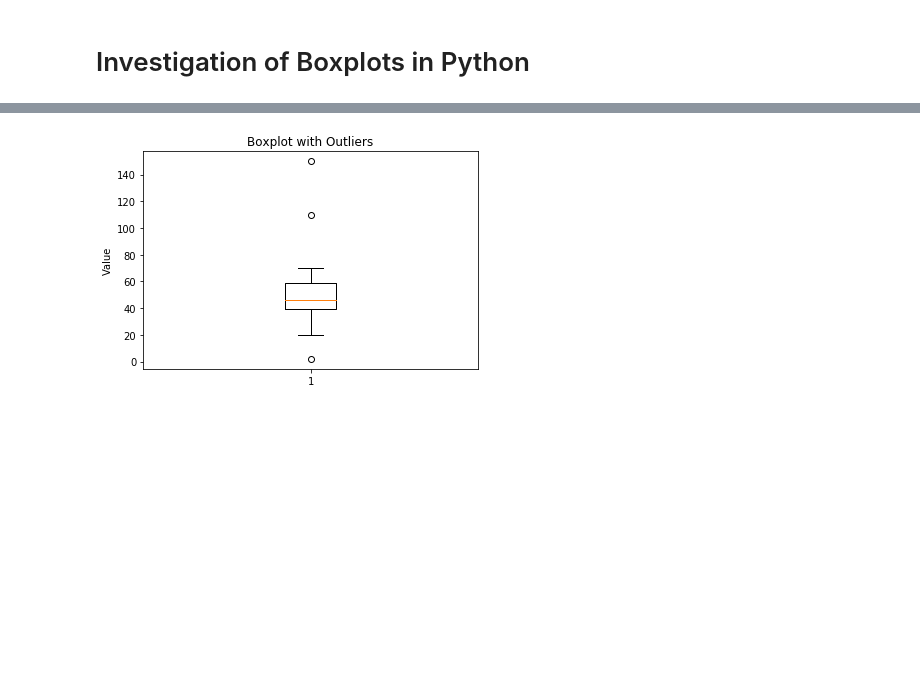
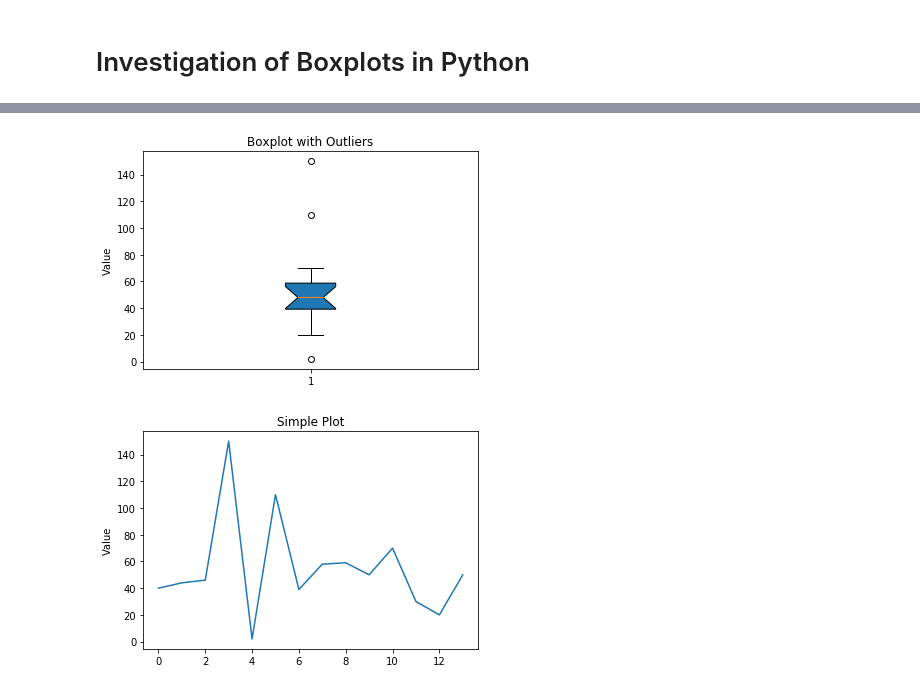
Before and after one commit to GregFee/boxplots, a Jupyter notebook: boxplots.ipynb, the cells around one changed output, grey strips where cells are left out. Drawn from its saved outputs; the diff is of its cells as text; code cells hidden in the pictures; blank space fills up the shorter version.

Commit message:
multiple boxplots and boxplot vs plot

```diff
--- a/boxplots.ipynb
+++ b/boxplots.ipynb
@@ -65,9 +68,17 @@ plt.show()
 # %%
 #Generate data with obvious outliers and boxplot
-data1 = [40, 44, 46, 150, 2, 110, 39, 58, 59, 50, 70, 30, 20,]
-plt.boxplot(data1)
+#Use notch and fill in box by using patch artist.
+data1 = [40, 44, 46, 150, 2, 110, 39, 58, 59, 50, 70, 30, 20, 50]
+plt.boxplot(data1, notch=True, patch_artist=True)
 plt.title("Boxplot with Outliers")
 plt.ylabel("Value")
 plt.show()
+
+#Generate simple plot with same data
+plt.plot(data1)
+plt.title("Simple Plot")
+plt.ylabel("Value")
+plt.show()
 # %% [output]
-[figure, old version]
+[figure, new version]
+[figure, added]
```
Also changed, not shown: parts of 11 cells of this notebook.
